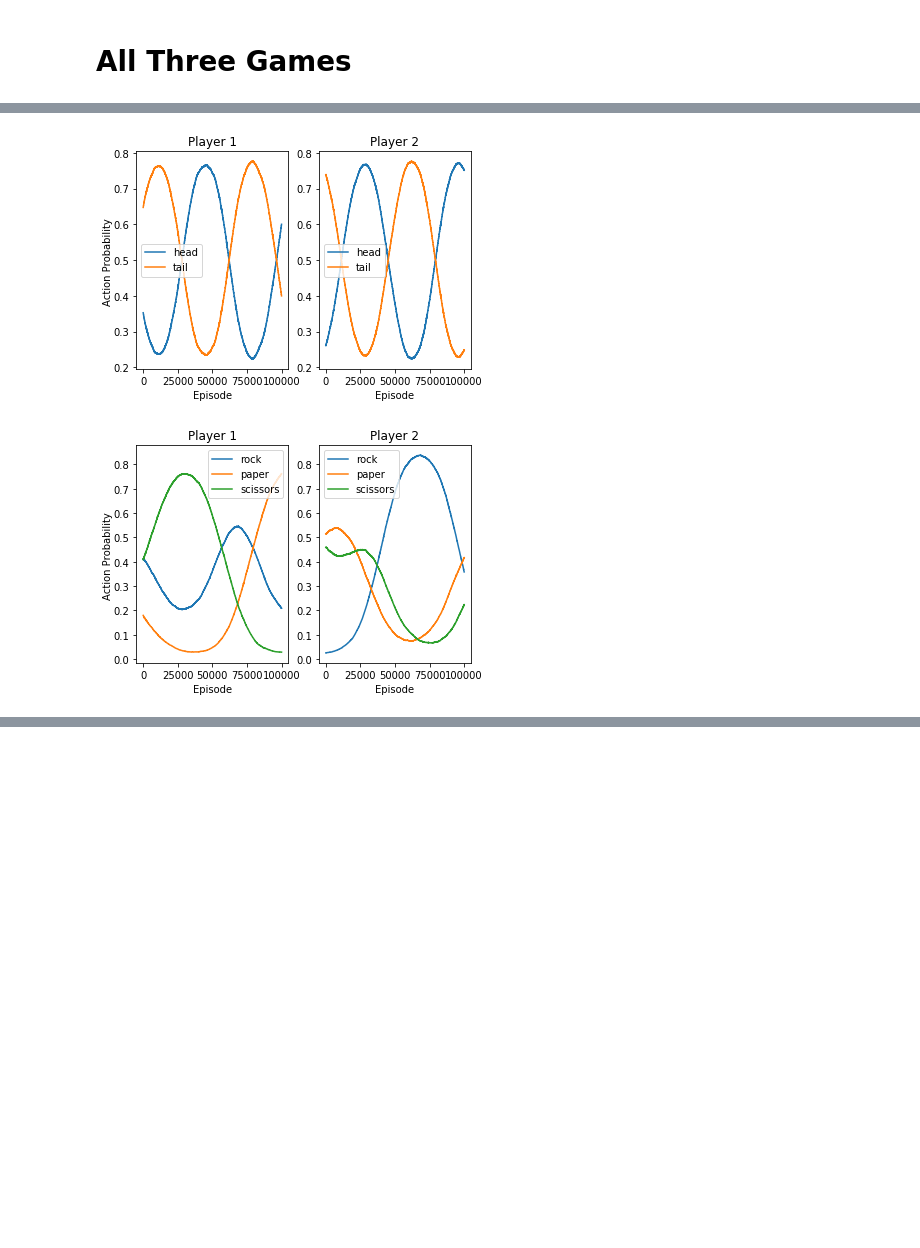
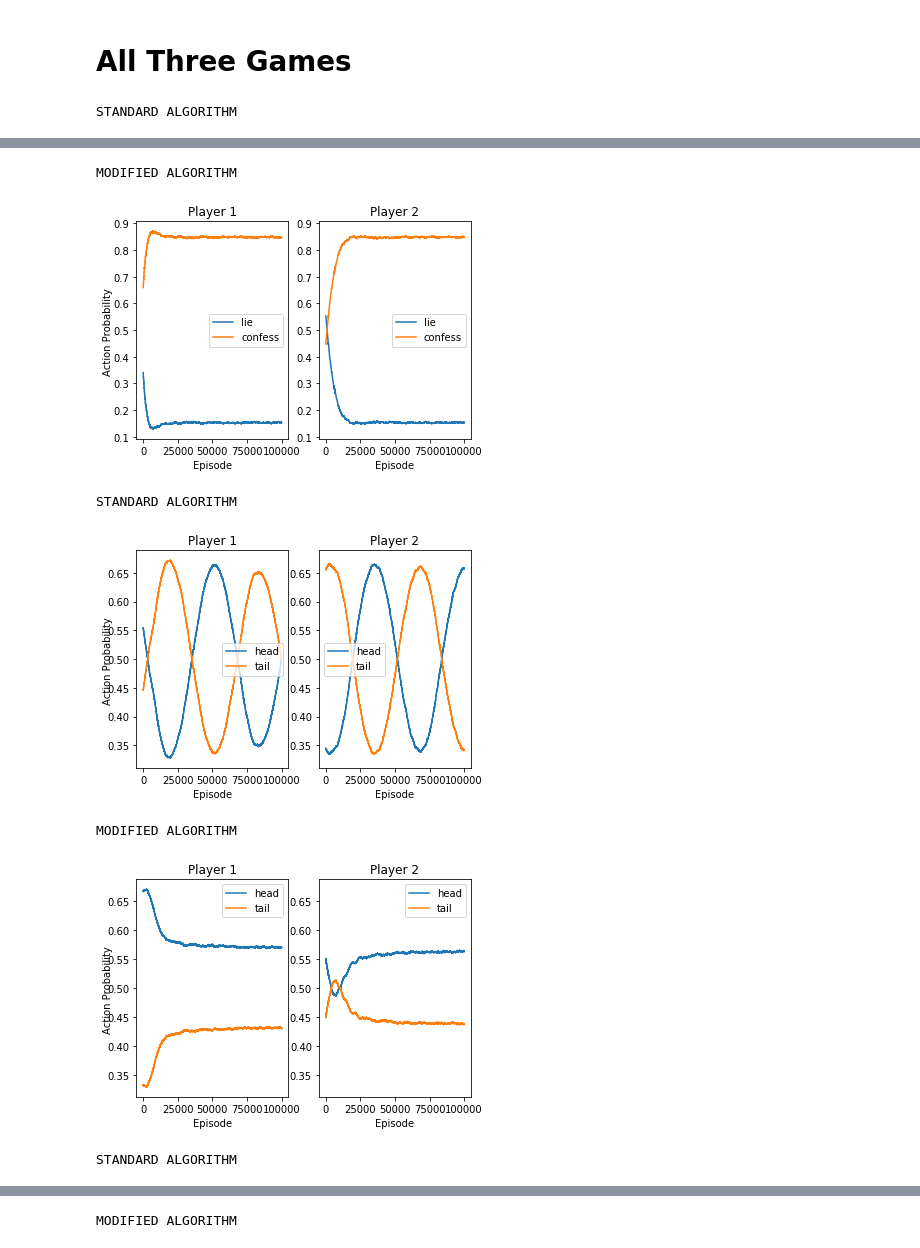
Before and after one commit to hughmor/rl-matrix-games, a Jupyter notebook: report.ipynb, the cells around one changed output, grey strips where cells are left out. Drawn from its saved outputs; the diff is of its cells as text; code cells hidden in the pictures; blank space fills up the shorter version.

Commit message:
plotted all three games with modified algorithm

```diff
--- a/report.ipynb
+++ b/report.ipynb
@@ -209,9 +209,19 @@ for game in range(3):
     rewards_2 = p2_rewards[game]
     labels = action_labels[game]
     size = len(labels)
+
     #random starting policies
+    print('STANDARD ALGORITHM')
     policy_1 = normalize(np.random.random(size))
     policy_2 = normalize(np.random.random(size))
     p1_history, p2_history, Q1, Q2 = iterate(policy_1, rewards_1, policy_2, rewards_2, alpha=0.0001, max_iterations=N)
     make_plots(p1_history, p2_history, labels)
+
+    #random starting policies
+    print('MODIFIED ALGORITHM')
+    policy_1 = normalize(np.random.random(size))
+    policy_2 = normalize(np.random.random(size))
+    p1_history, p2_history, Q1, Q2 = iterate(policy_1, rewards_1, policy_2, rewards_2, alpha=0.0001, max_iterations=N, update_alg='modified')
+    make_plots(p1_history, p2_history, labels)
 # %% [output]
+STANDARD ALGORITHM
@@ -219,2 +229,7 @@ for game in range(3):
+MODIFIED ALGORITHM
-[figure, old version]
+[figure, new version]
+STANDARD ALGORITHM
-[figure, old version]
+[figure, new version]
+MODIFIED ALGORITHM
+[figure, added]
+STANDARD ALGORITHM
@@ -220,0 +237 @@ for game in range(3):
+MODIFIED ALGORITHM
```
Also changed, not shown: parts of 1 cell of this notebook.
